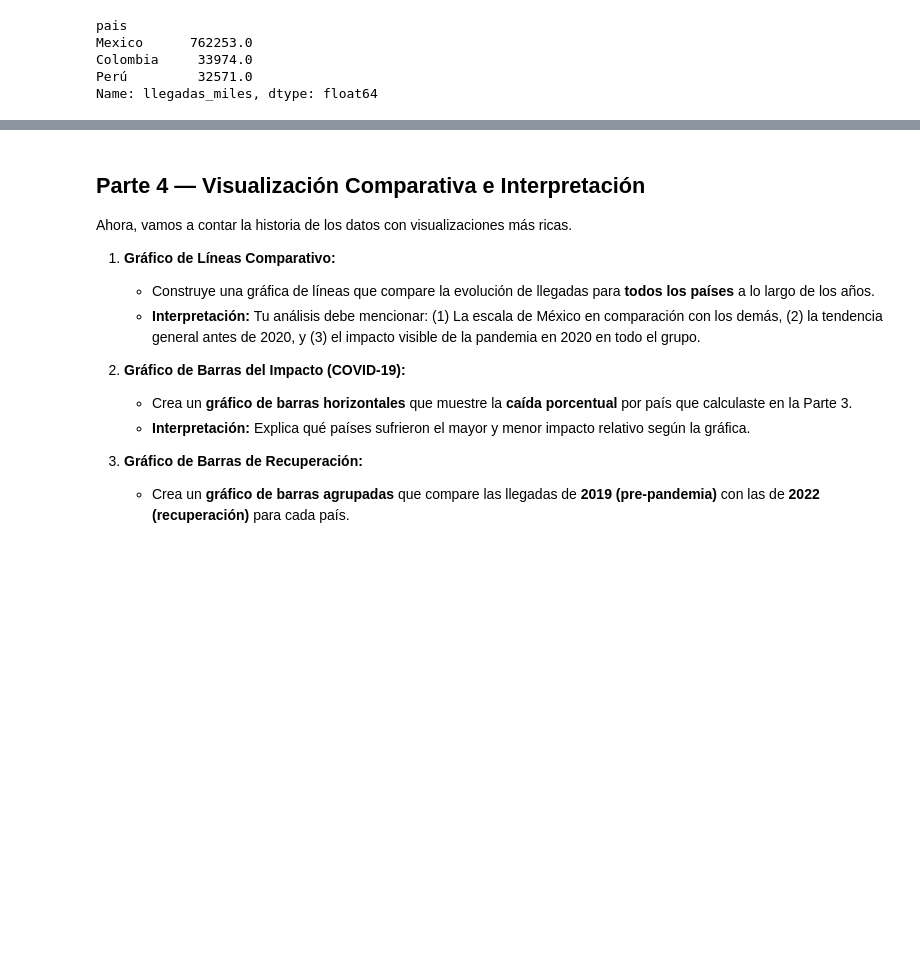
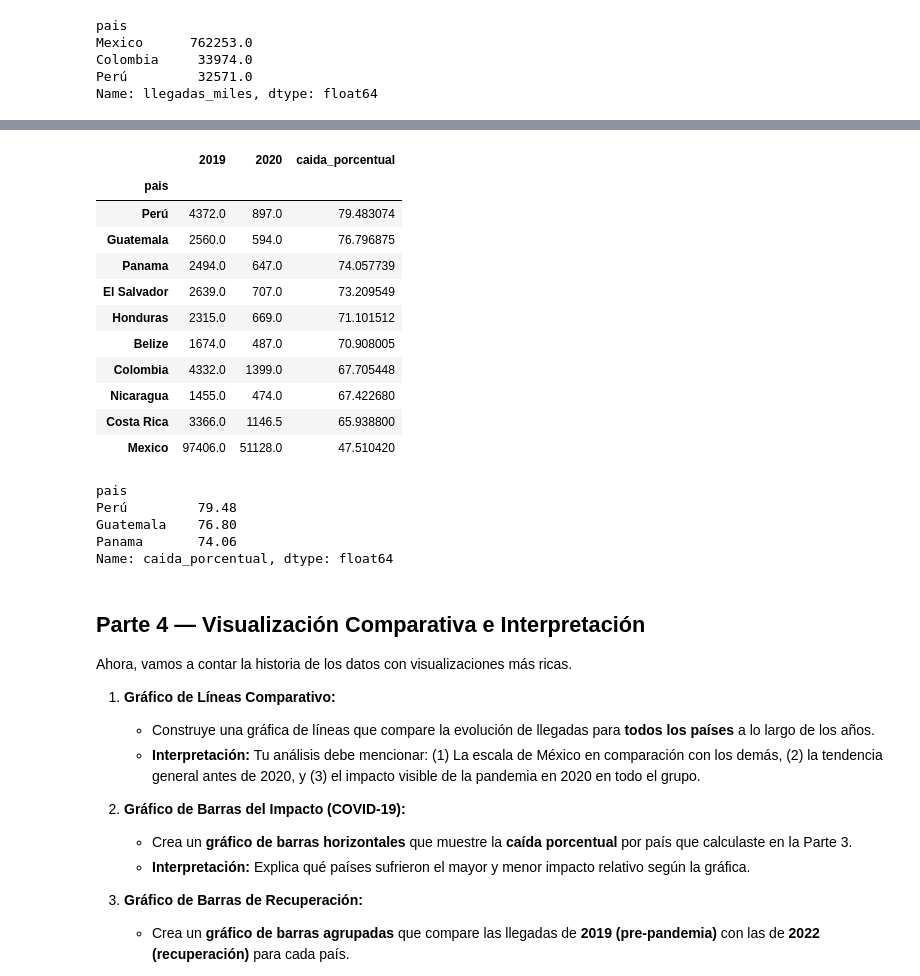
Before and after one commit to rmvargas79-beep/2026C2-G01-FUNDAMENTOS-DE-PYTHON, a Jupyter notebook: NOTEBOOKS/Clase_13/REPASO_FINAL_TURISMO_INTERNACIONAL_ESTUDIANTE.ipynb, the cells around one changed output, grey strips where cells are left out. Cells and saved outputs as stored; diff of their text form; code cells hidden in the pictures; blank space fills up the shorter version.

```diff
--- a/NOTEBOOKS/Clase_13/REPASO_FINAL_TURISMO_INTERNACIONAL_ESTUDIANTE.ipynb
+++ b/NOTEBOOKS/Clase_13/REPASO_FINAL_TURISMO_INTERNACIONAL_ESTUDIANTE.ipynb
@@ -118,3 +138,35 @@ Name: llegadas_miles, dtype: float64
+# %%
+df_2019 = (df[df["anio"] == 2019].set_index('pais')['llegadas_miles'])
+df_2020 = (df[df["anio"] == 2020].set_index('pais')['llegadas_miles'])
+
+df_impacto = pd.DataFrame({
+    '2019': df_2019,
+    '2020': df_2020
+})
+
+df_impacto['caida_porcentual'] = ((df_impacto['2019'] - df_impacto ['2020']) / df_impacto['2019']) * 100
+
+display(df_impacto.sort_values(by='caida_porcentual', ascending= False))
+
+df_impacto["caida_porcentual"].nlargest(3).round(2)
+# %% [output]
+|  | 2019 | 2020 | caida_porcentual |
+| pais |  |  |  |
+| Perú | 4372.0 | 897.0 | 79.483074 |
+| Guatemala | 2560.0 | 594.0 | 76.796875 |
+| Panama | 2494.0 | 647.0 | 74.057739 |
+| El Salvador | 2639.0 | 707.0 | 73.209549 |
+| Honduras | 2315.0 | 669.0 | 71.101512 |
+| Belize | 1674.0 | 487.0 | 70.908005 |
+| Colombia | 4332.0 | 1399.0 | 67.705448 |
+| Nicaragua | 1455.0 | 474.0 | 67.422680 |
+| Costa Rica | 3366.0 | 1146.5 | 65.938800 |
+| Mexico | 97406.0 | 51128.0 | 47.510420 |
+pais
+Perú         79.48
+Guatemala    76.80
+Panama       74.06
+Name: caida_porcentual, dtype: float64
 # %% [markdown]
 ## Parte 4 — Visualización Comparativa e Interpretación
 
```
Also changed, not shown: parts of 2 cells of this notebook.
